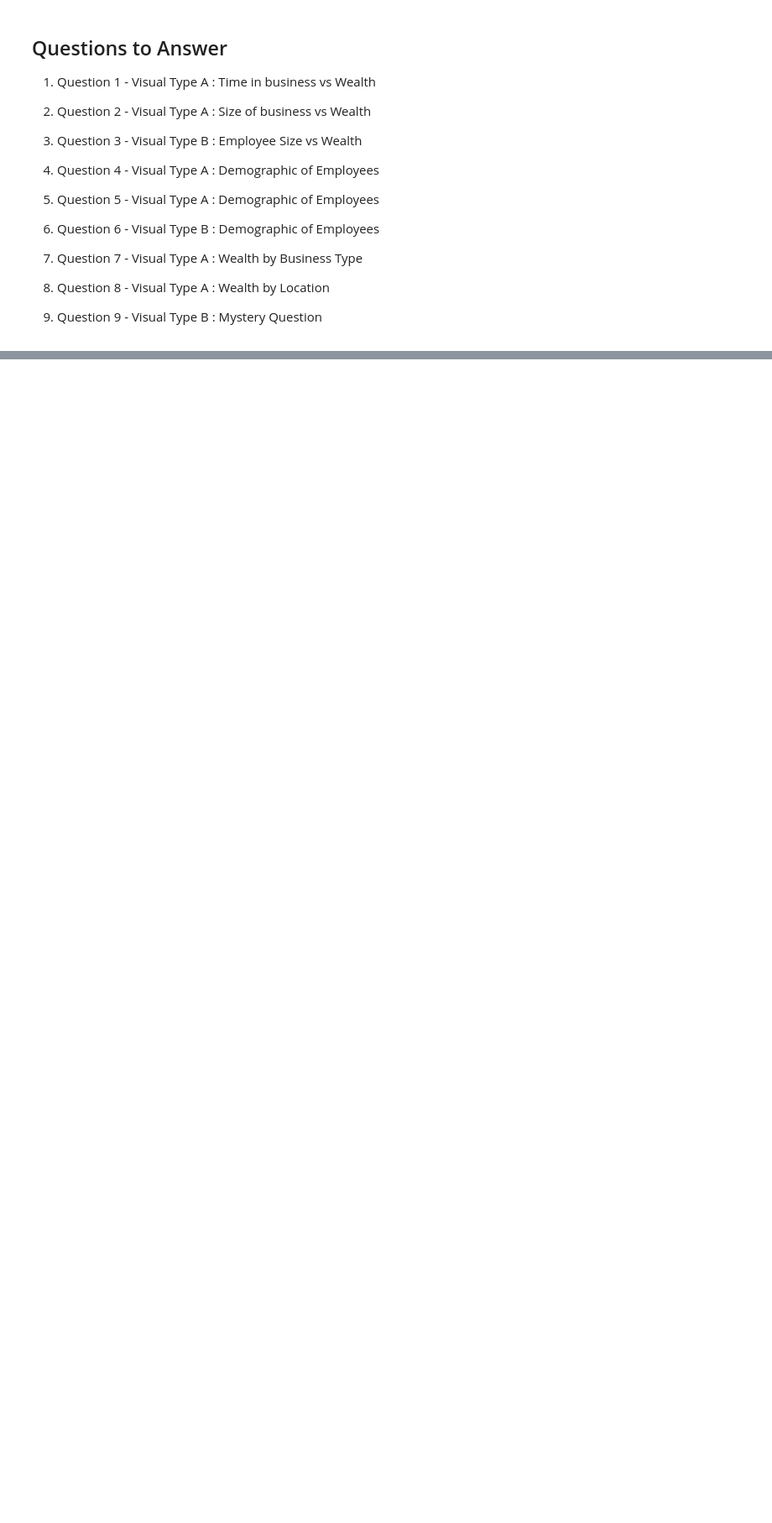
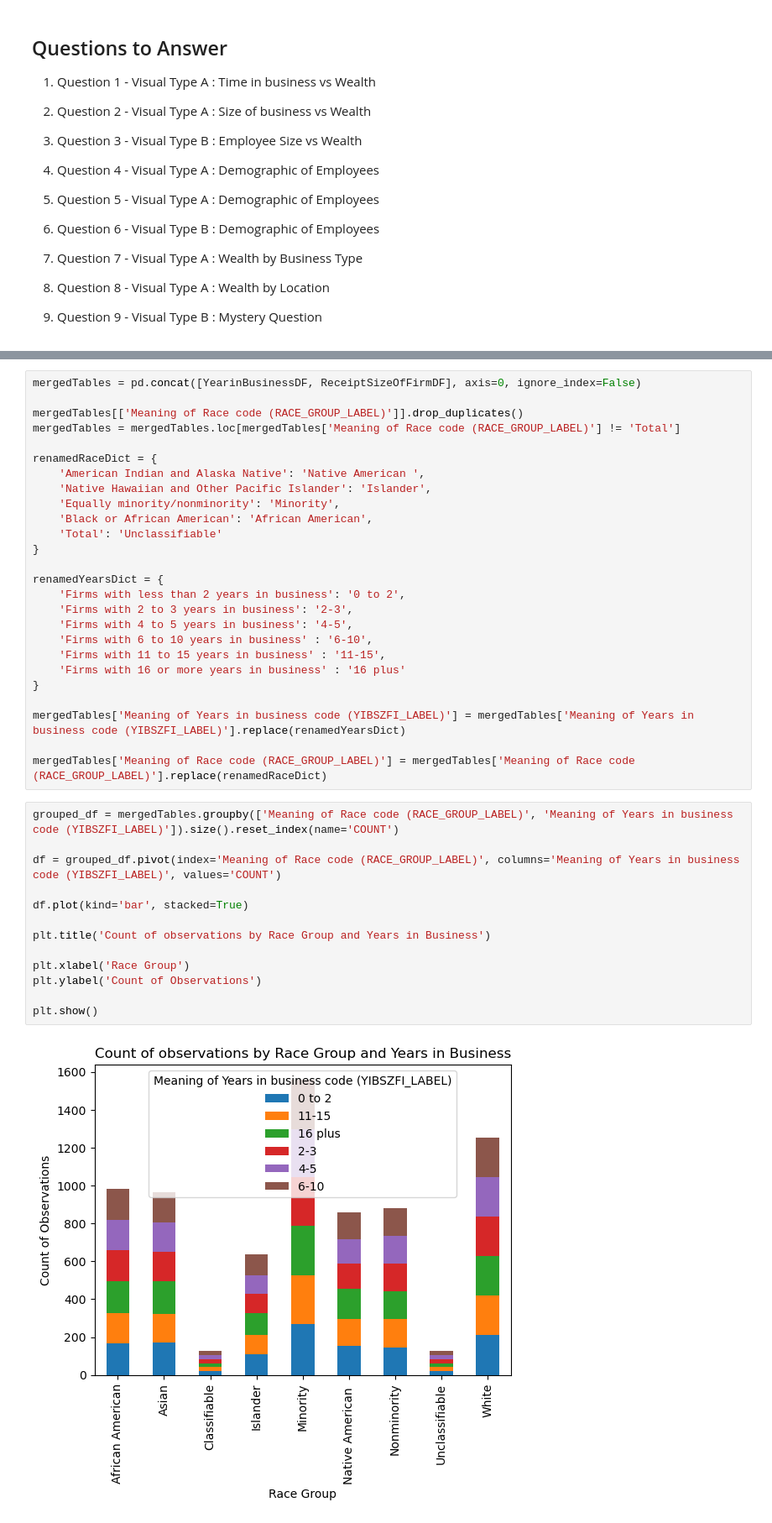
Before and after one commit to HardoModo/Dev10_Week8_Assessment, a Jupyter notebook: main.ipynb, the cells around one changed output, grey strips where cells are left out. Shown at 84% size. Cells and saved outputs as stored; diff of their text form; blank space fills up the shorter version.

```diff
--- a/main.ipynb
+++ b/main.ipynb
@@ -189,0 +179,41 @@ fig.show()
+# %%
+mergedTables = pd.concat([YearinBusinessDF, ReceiptSizeOfFirmDF], axis=0, ignore_index=False)
+
+mergedTables[['Meaning of Race code (RACE_GROUP_LABEL)']].drop_duplicates()
+mergedTables = mergedTables.loc[mergedTables['Meaning of Race code (RACE_GROUP_LABEL)'] != 'Total']
+
+renamedRaceDict = {
+    'American Indian and Alaska Native': 'Native American ',
+    'Native Hawaiian and Other Pacific Islander': 'Islander',
+    'Equally minority/nonminority': 'Minority',
+    'Black or African American': 'African American',
+    'Total': 'Unclassifiable'
+}
+
+renamedYearsDict = {
+    'Firms with less than 2 years in business': '0 to 2',
+    'Firms with 2 to 3 years in business': '2-3',
+    'Firms with 4 to 5 years in business': '4-5',
+    'Firms with 6 to 10 years in business' : '6-10',
+    'Firms with 11 to 15 years in business' : '11-15',
+    'Firms with 16 or more years in business' : '16 plus'
+}
+
+mergedTables['Meaning of Years in business code (YIBSZFI_LABEL)'] = mergedTables['Meaning of Years in business code (YIBSZFI_LABEL)'].replace(renamedYearsDict)
+
+mergedTables['Meaning of Race code (RACE_GROUP_LABEL)'] = mergedTables['Meaning of Race code (RACE_GROUP_LABEL)'].replace(renamedRaceDict)
+# %%
+grouped_df = mergedTables.groupby(['Meaning of Race code (RACE_GROUP_LABEL)', 'Meaning of Years in business code (YIBSZFI_LABEL)']).size().reset_index(name='COUNT')
+
+df = grouped_df.pivot(index='Meaning of Race code (RACE_GROUP_LABEL)', columns='Meaning of Years in business code (YIBSZFI_LABEL)', values='COUNT')
+
+df.plot(kind='bar', stacked=True)
+
+plt.title('Count of observations by Race Group and Years in Business')
+
+plt.xlabel('Race Group')
+plt.ylabel('Count of Observations')
+
+plt.show()
+# %% [output]
+[figure, added]
```
Also changed, not shown: parts of 38 cells of this notebook, 3 other files.
